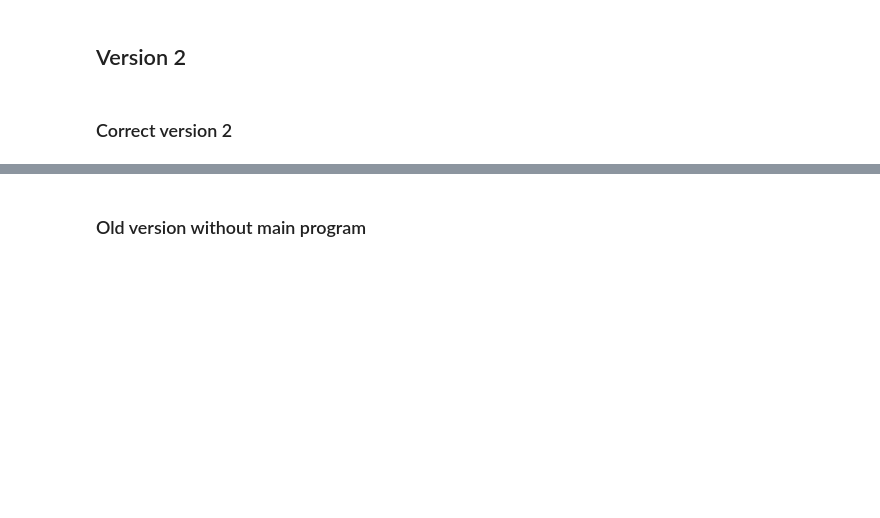
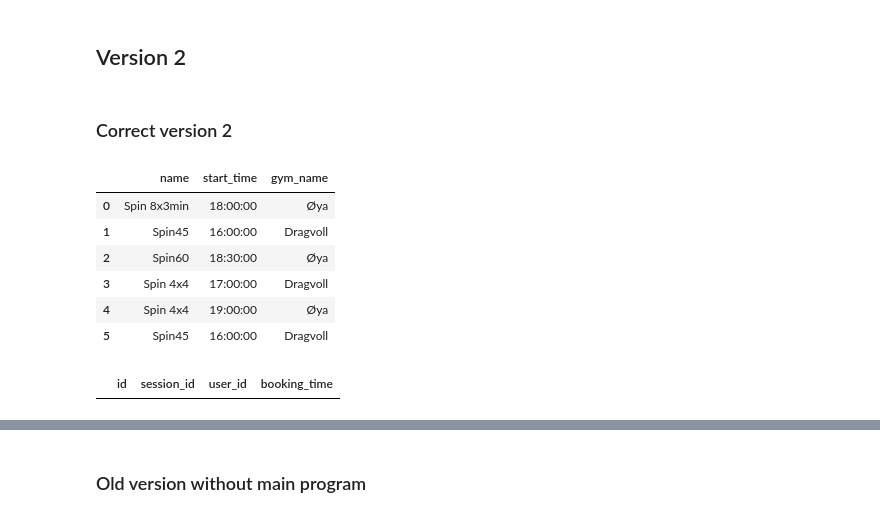
Before and after one commit to neneva-ramsen/training-center-db, a Jupyter notebook: testing.ipynb, the cells around one changed output, grey strips where cells are left out. Saved outputs shown, nothing was run; the diff lists cells and outputs as text; code cells hidden in the pictures; blank space fills up the shorter version.

```diff
--- a/testing.ipynb
+++ b/testing.ipynb
@@ -1242,6 +1453,31 @@ Printing history..
 ## Version 2
 # %% [markdown]
 ### Correct version 2
+# %%
+df = pd.read_sql_query("""SELECT a.name, g.start_time, gm.gym_name
+                       FROM group_sessions g
+                       INNER JOIN activities a ON g.activity_id = a.id
+                       INNER JOIN halls h ON h.id = g.hall_id
+                       INNER JOIN gyms gm ON gm.id = h.gym_id""", conn)
+
+
+df
+# %% [output]
+|  | name | start_time | gym_name |
+| 0 | Spin 8x3min | 18:00:00 | Øya |
+| 1 | Spin45 | 16:00:00 | Dragvoll |
+| 2 | Spin60 | 18:30:00 | Øya |
+| 3 | Spin 4x4 | 17:00:00 | Dragvoll |
+| 4 | Spin 4x4 | 19:00:00 | Øya |
+| 5 | Spin45 | 16:00:00 | Dragvoll |
+# %%
+import pandas as pd
+df = pd.read_sql_query("""SELECT * FROM session_bookings""", conn)
+
+
+df
+# %% [output]
+|  | id | session_id | user_id | booking_time |
 # %%
 ### Main program
 
```
Also changed, not shown: parts of 12 cells of this notebook.
